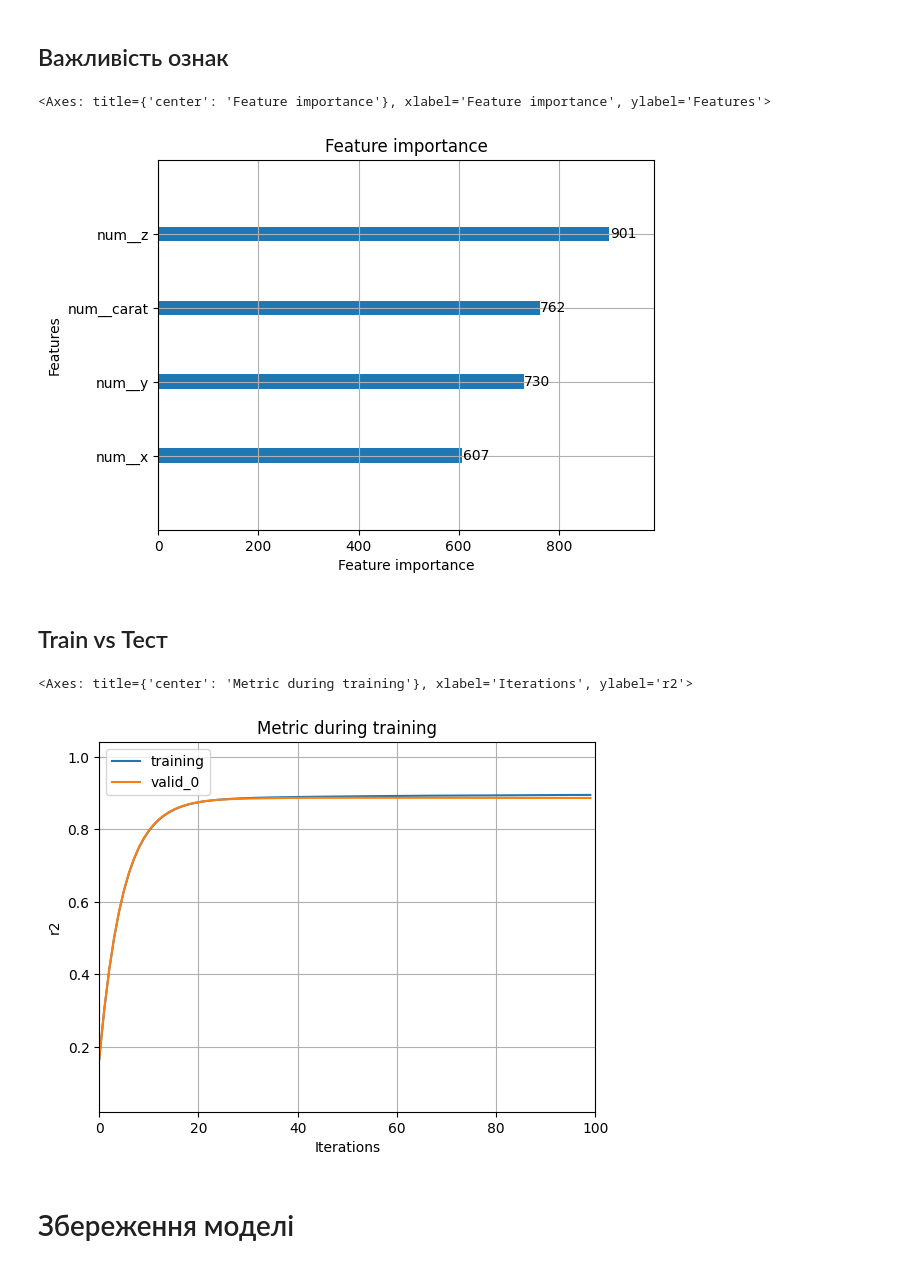
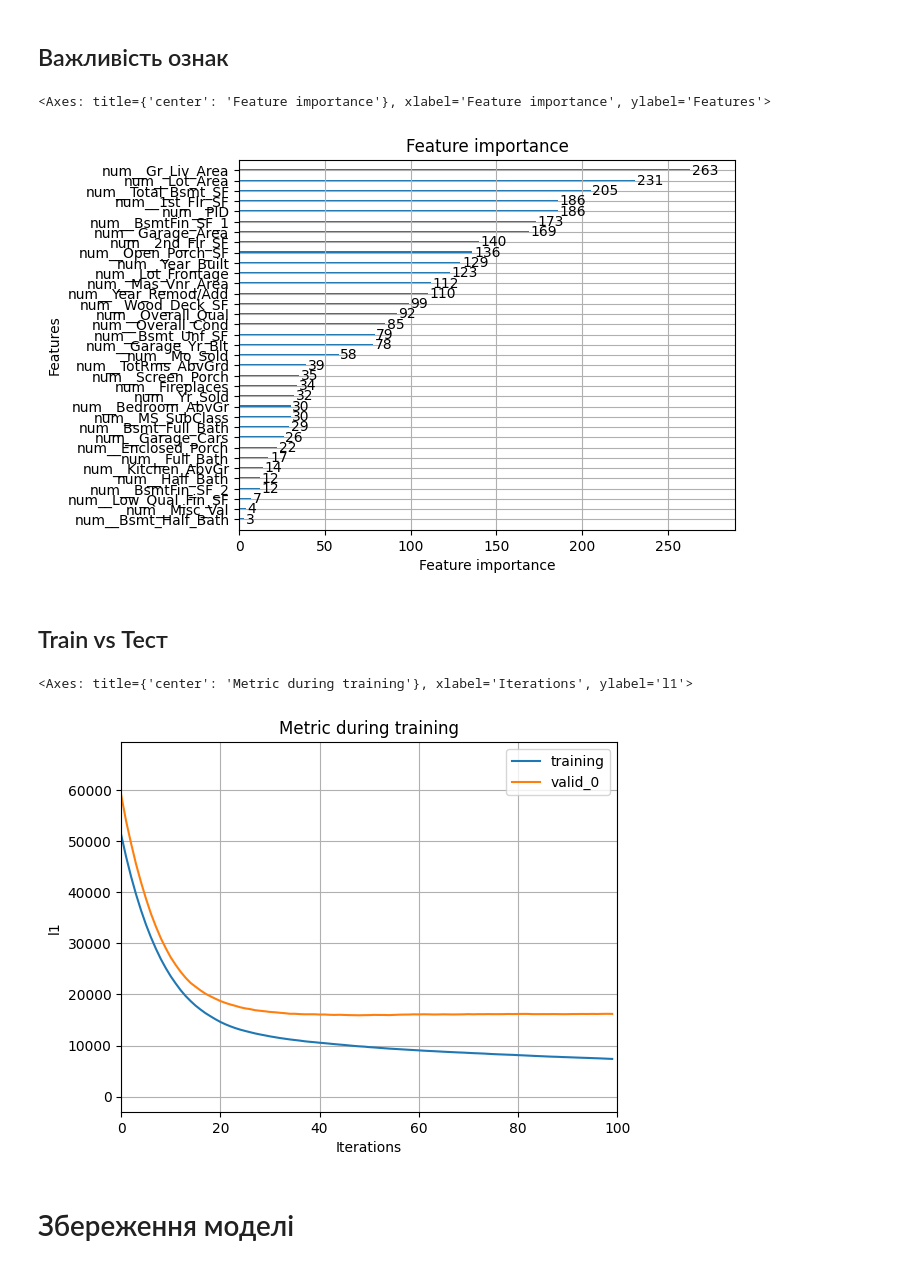
Before and after one commit to HalyshAnton/IT-Step-Pyton-AI, a Jupyter notebook: module3/lightgbm.ipynb, the cells around one changed output. Saved outputs shown, nothing was run; the diff lists cells and outputs as text; code cells hidden in the pictures.

```diff
--- a/module3/lightgbm.ipynb
+++ b/module3/lightgbm.ipynb
@@ -119,8 +119,8 @@ import matplotlib.pyplot as plt
 from sklearn import model_selection, metrics
 import lightgbm as lgb
 # %%
-df = pd.read_csv("https://raw.githubusercontent.com/HalyshAnton/IT-Step-Pyton-AI/main/module3/data/diamonds2.csv",
-                 usecols=['carat', 'cut', 'x', 'y', 'z', 'price'])
+df = pd.read_csv("https://raw.githubusercontent.com/HalyshAnton/IT-Step-Pyton-AI/main/module3/data/AmesHousing.csv",
+                 index_col=0)
 # %%
 df.head()
 # %% [output]
@@ -135,8 +149,8 @@ df.head()
 # %% [markdown]
 ## Поділ даних
 # %%
-y = df['price']
-X = df.drop(columns='price')
+y = df['SalePrice']
+X = df.drop(columns='SalePrice')
 
 # для роботи з lgbm потрібно змінити тип даних object на category
 cat_columns = X.select_dtypes(include="object").columns
@@ -214,6 +241,5 @@ model = lgb.LGBMRegressor(objective='mse')
 # %%
 model.fit(X_train, y_train,
           eval_set=[(X_test, y_test), (X_train, y_train)],
-          eval_metric='mae',
-          verbose=0)
+          eval_metric='mae')
 # %% [output]
@@ -290,14 +319,15 @@ all_metrics
 lgb.plot_importance(model)
 # %% [output]
 <Axes: title={'center': 'Feature importance'}, xlabel='Feature importance', ylabel='Features'>
-[figure, old version]
+[figure, new version]
 # %% [markdown]
 ## Train vs Тест
 # %%
-lgb.plot_metric(model)
+lgb.plot_metric(model,
+                metric='l1')
 # %% [output]
-<Axes: title={'center': 'Metric during training'}, xlabel='Iterations', ylabel='r2'>
+<Axes: title={'center': 'Metric during training'}, xlabel='Iterations', ylabel='l1'>
-[figure, old version]
+[figure, new version]
 # %% [markdown]
 # Збереження моделі
 # %%
```
Also changed, not shown: parts of 10 cells of this notebook.
